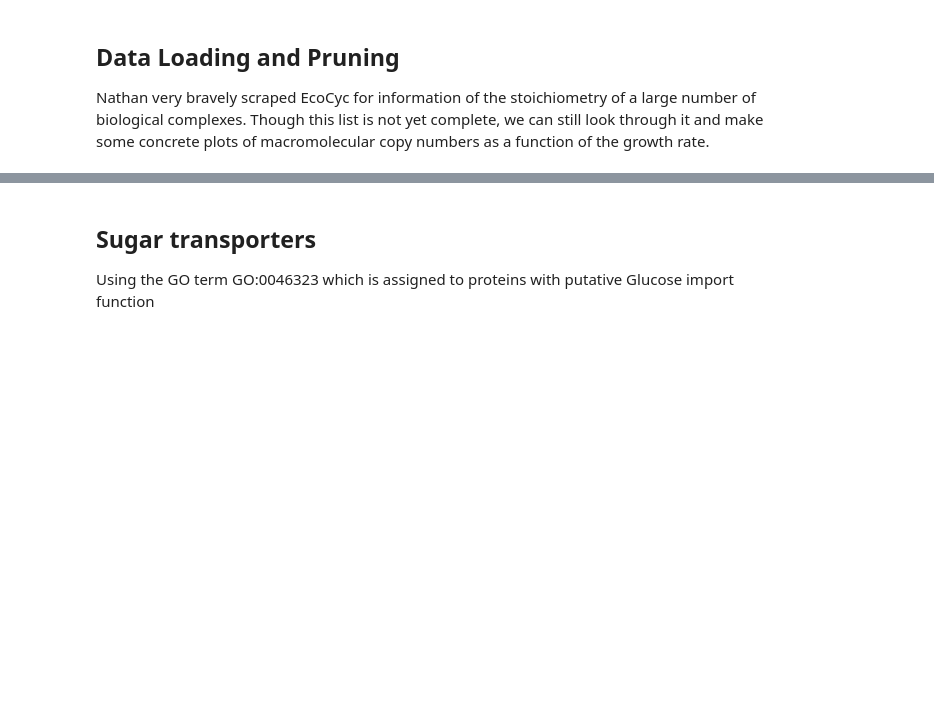
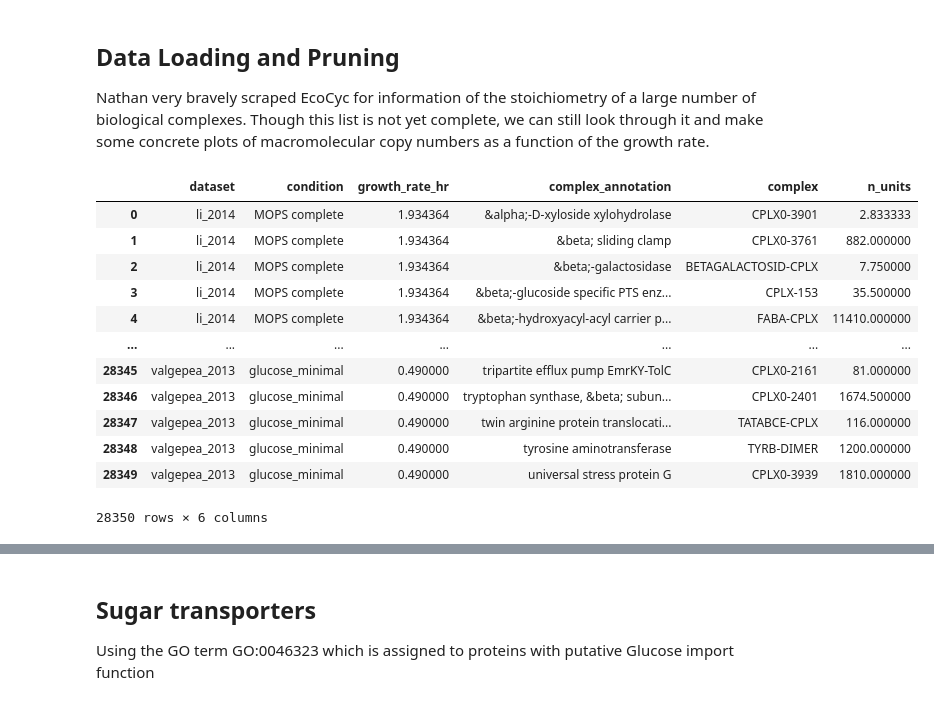
Before and after one commit to RPGroup-PBoC/growth_limits, a Jupyter notebook: code/exploratory/counting_molecular_complexes.ipynb, the cells around one changed output, grey strips where cells are left out. Drawn from its saved outputs; the diff is of its cells as text; code cells hidden in the pictures; blank space fills up the shorter version.

```diff
--- a/code/exploratory/counting_molecular_complexes.ipynb
+++ b/code/exploratory/counting_molecular_complexes.ipynb
@@ -63 +30,17 @@ complex_count.to_csv('../../data/complex_counts.csv', index=False)
+# %%
+complex_count
+# %% [output]
+|  | dataset | condition | growth_rate_hr | complex_annotation | complex | n_units |
+| 0 | li_2014 | MOPS complete | 1.934364 | &alpha;-D-xyloside xylohydrolase | CPLX0-3901 | 2.833333 |
+| 1 | li_2014 | MOPS complete | 1.934364 | &beta; sliding clamp | CPLX0-3761 | 882.000000 |
+| 2 | li_2014 | MOPS complete | 1.934364 | &beta;-galactosidase | BETAGALACTOSID-CPLX | 7.750000 |
+| 3 | li_2014 | MOPS complete | 1.934364 | &beta;-glucoside specific PTS enz... | CPLX-153 | 35.500000 |
+| 4 | li_2014 | MOPS complete | 1.934364 | &beta;-hydroxyacyl-acyl carrier p... | FABA-CPLX | 11410.000000 |
+| ... | ... | ... | ... | ... | ... | ... |
+| 28345 | valgepea_2013 | glucose_minimal | 0.490000 | tripartite efflux pump EmrKY-TolC | CPLX0-2161 | 81.000000 |
+| 28346 | valgepea_2013 | glucose_minimal | 0.490000 | tryptophan synthase, &beta; subun... | CPLX0-2401 | 1674.500000 |
+| 28347 | valgepea_2013 | glucose_minimal | 0.490000 | twin arginine protein translocati... | TATABCE-CPLX | 116.000000 |
+| 28348 | valgepea_2013 | glucose_minimal | 0.490000 | tyrosine aminotransferase | TYRB-DIMER | 1200.000000 |
+| 28349 | valgepea_2013 | glucose_minimal | 0.490000 | universal stress protein G | CPLX0-3939 | 1810.000000 |
+28350 rows × 6 columns
 # %%
```
Also changed, not shown: parts of 7 cells of this notebook, 5 other files.
